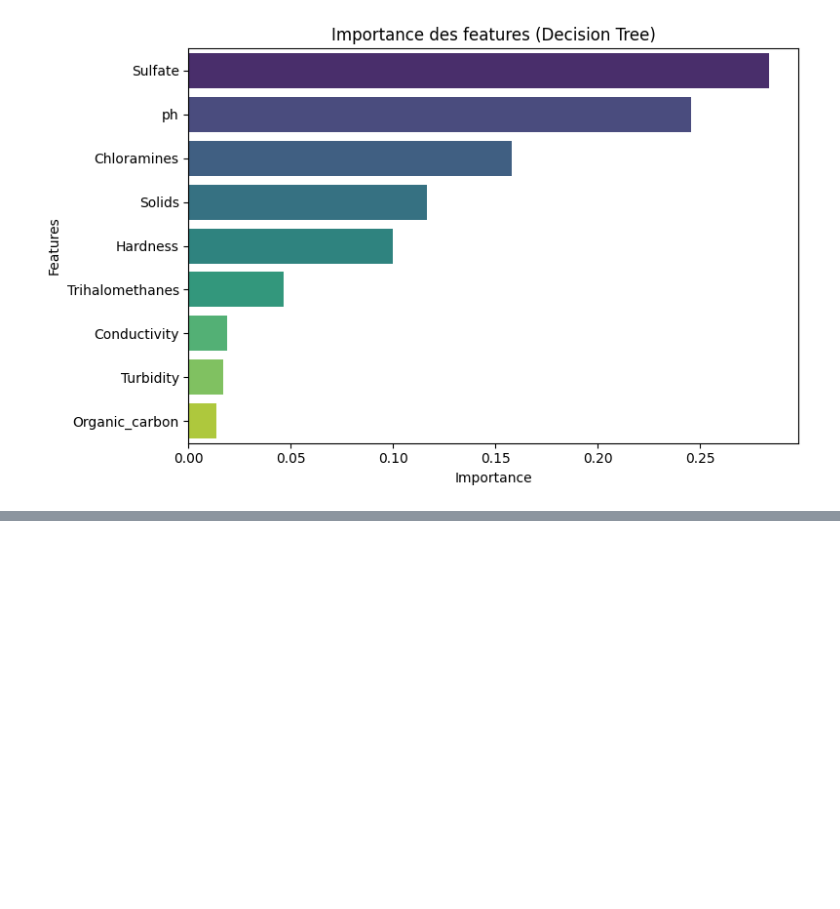
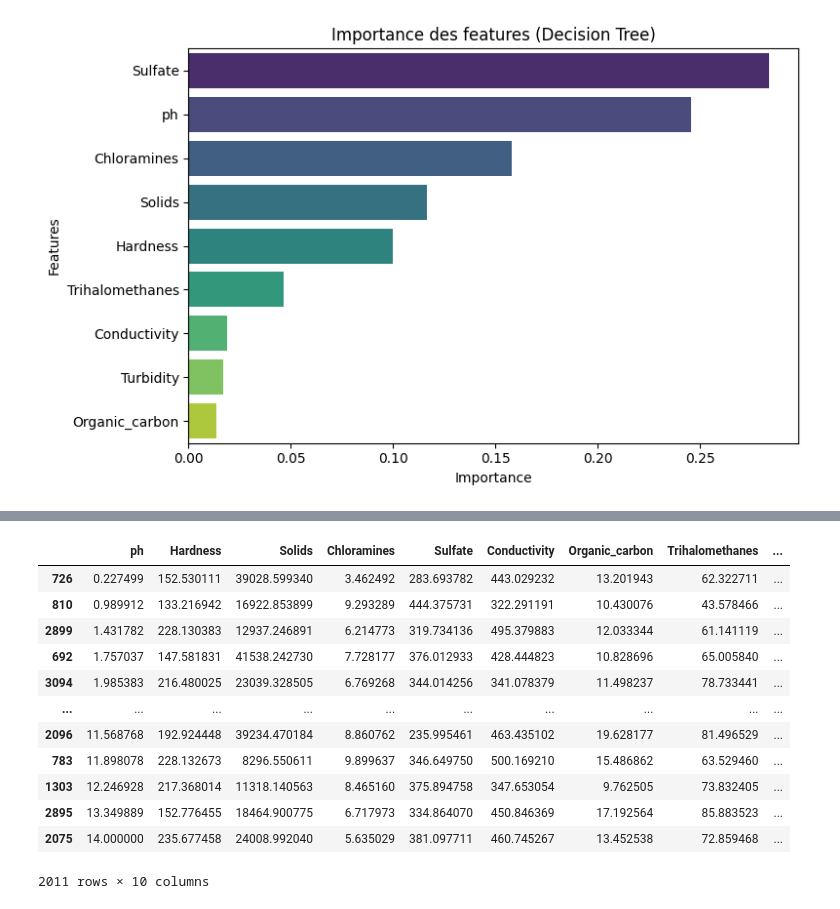
Before and after one commit to ThomasSanna/M1DE-ingenieurie-des-donnees, a Jupyter notebook: td/potabilite/partie1/code.ipynb, the cells around one changed output, grey strips where cells are left out. Cells and saved outputs as stored; diff of their text form; code cells hidden in the pictures; blank space fills up the shorter version.

```diff
--- a/td/potabilite/partie1/code.ipynb
+++ b/td/potabilite/partie1/code.ipynb
@@ -284,0 +287,16 @@ model.score(X_test, y_test)
+# %%
+data.sort_values(by='ph')
+# %% [output]
+|  | ph | Hardness | Solids | Chloramines | Sulfate | Conductivity | Organic_carbon | Trihalomethanes | ... |
+| 726 | 0.227499 | 152.530111 | 39028.599340 | 3.462492 | 283.693782 | 443.029232 | 13.201943 | 62.322711 | ... |
+| 810 | 0.989912 | 133.216942 | 16922.853899 | 9.293289 | 444.375731 | 322.291191 | 10.430076 | 43.578466 | ... |
+| 2899 | 1.431782 | 228.130383 | 12937.246891 | 6.214773 | 319.734136 | 495.379883 | 12.033344 | 61.141119 | ... |
+| 692 | 1.757037 | 147.581831 | 41538.242730 | 7.728177 | 376.012933 | 428.444823 | 10.828696 | 65.005840 | ... |
+| 3094 | 1.985383 | 216.480025 | 23039.328505 | 6.769268 | 344.014256 | 341.078379 | 11.498237 | 78.733441 | ... |
+| ... | ... | ... | ... | ... | ... | ... | ... | ... | ... |
+| 2096 | 11.568768 | 192.924448 | 39234.470184 | 8.860762 | 235.995461 | 463.435102 | 19.628177 | 81.496529 | ... |
+| 783 | 11.898078 | 228.132673 | 8296.550611 | 9.899637 | 346.649750 | 500.169210 | 15.486862 | 63.529460 | ... |
+| 1303 | 12.246928 | 217.368014 | 11318.140563 | 8.465160 | 375.894758 | 347.653054 | 9.762505 | 73.832405 | ... |
+| 2895 | 13.349889 | 152.776455 | 18464.900775 | 6.717973 | 334.864070 | 450.846369 | 17.192564 | 85.883523 | ... |
+| 2075 | 14.000000 | 235.677458 | 24008.992040 | 5.635029 | 381.097711 | 460.745267 | 13.452538 | 72.859468 | ... |
+2011 rows × 10 columns
```
Also changed, not shown: parts of 3 cells of this notebook.
